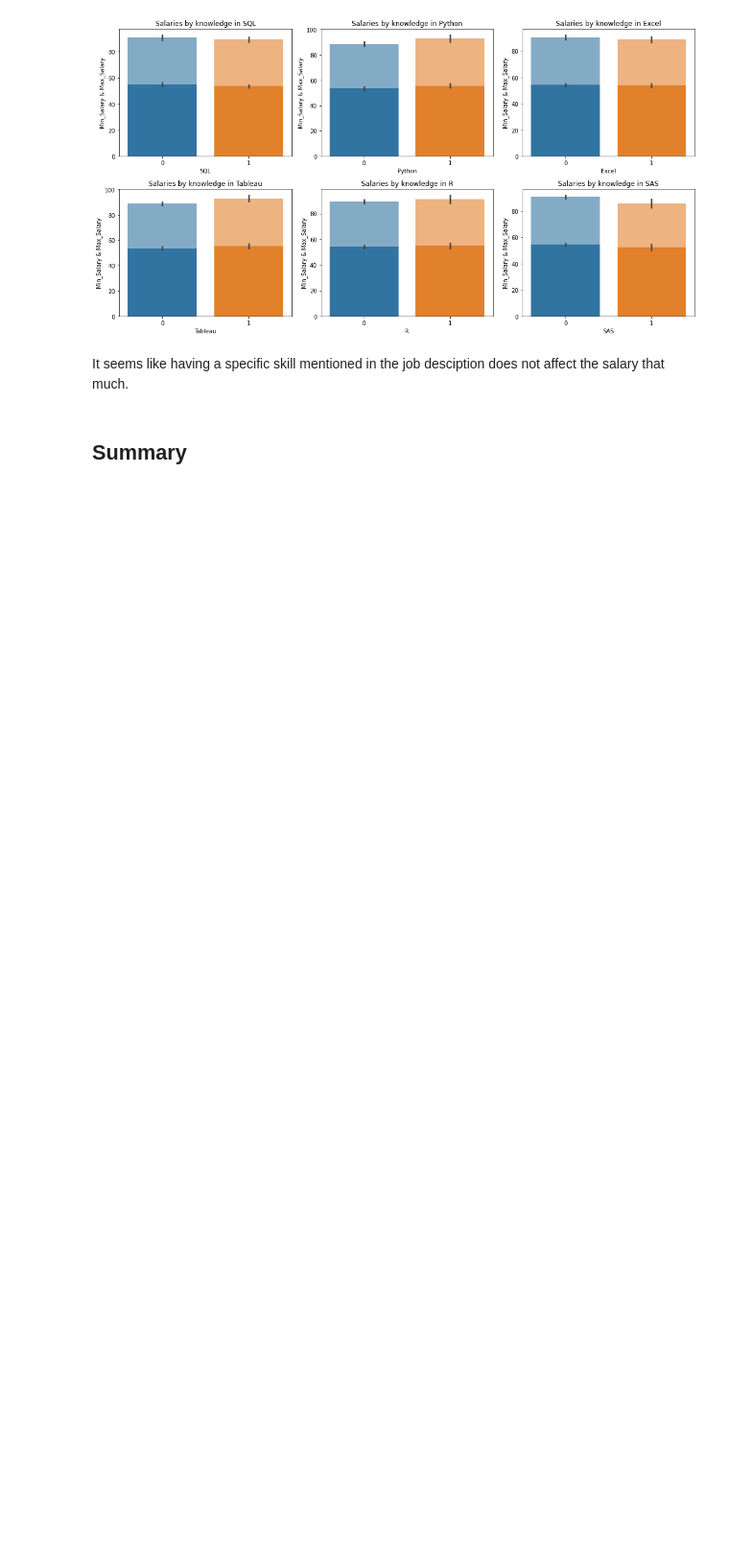
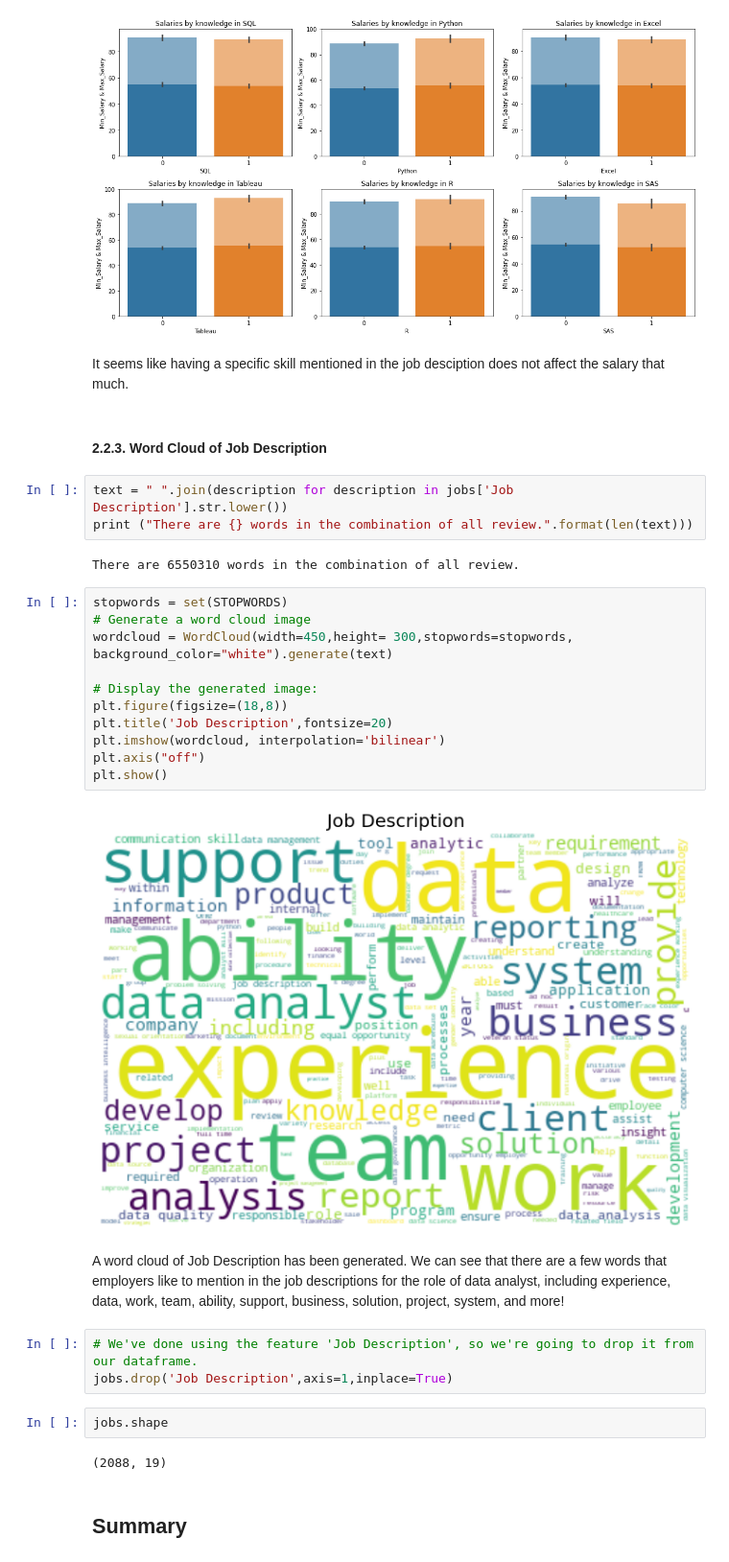
Before and after one commit to abbybby/CapstoneTwo_JobSalaryPrediction, a Jupyter notebook: Exploratory Data Analysis.ipynb, the cells around one changed output. Shown at 96% size. Drawn from its saved outputs; the diff is of its cells as text; blank space fills up the shorter version.

Commit message:
Generate a word cloud for Job Description

```diff
--- a/Exploratory Data Analysis.ipynb
+++ b/Exploratory Data Analysis.ipynb
@@ -370,6 +372,35 @@ plt.show()
 [figure]
 # %% [markdown]
 It seems like having a specific skill mentioned in the job desciption does not affect the salary that much.
+# %% [markdown]
+#### 2.2.3. Word Cloud of Job Description
+# %%
+text = " ".join(description for description in jobs['Job Description'].str.lower())
+print ("There are {} words in the combination of all review.".format(len(text)))
+# %% [output]
+There are 6550310 words in the combination of all review.
+# %%
+stopwords = set(STOPWORDS)
+# Generate a word cloud image
+wordcloud = WordCloud(width=450,height= 300,stopwords=stopwords, background_color="white").generate(text)
+
+# Display the generated image:
+plt.figure(figsize=(18,8))
+plt.title('Job Description',fontsize=20)
+plt.imshow(wordcloud, interpolation='bilinear')
+plt.axis("off")
+plt.show()
+# %% [output]
+[figure, added]
+# %% [markdown]
+A word cloud of Job Description has been generated. We can see that there are a few words that employers like to mention in the job descriptions for the role of data analyst, including experience, data, work, team, ability, support, business, solution, project, system, and more!
+# %%
+# We've done using the feature 'Job Description', so we're going to drop it from our dataframe.
+jobs.drop('Job Description',axis=1,inplace=True)
+# %%
+jobs.shape
+# %% [output]
+(2088, 19)
 # %% [markdown]
 ## Summary
 # %% [markdown]
```
Also changed, not shown: parts of 8 cells of this notebook.
